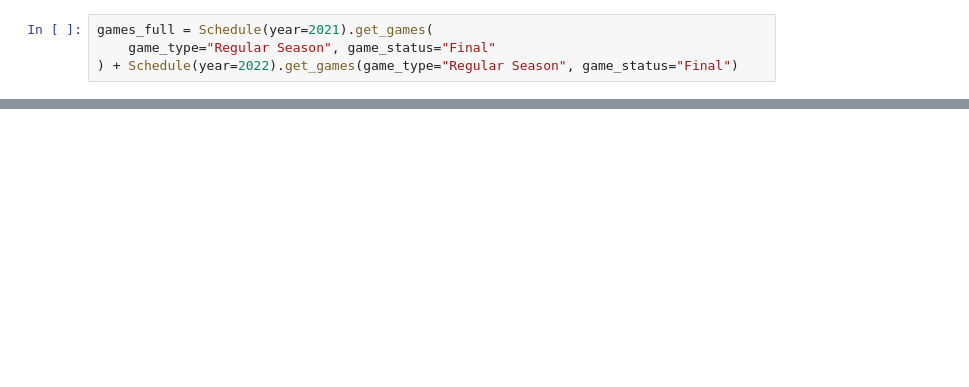
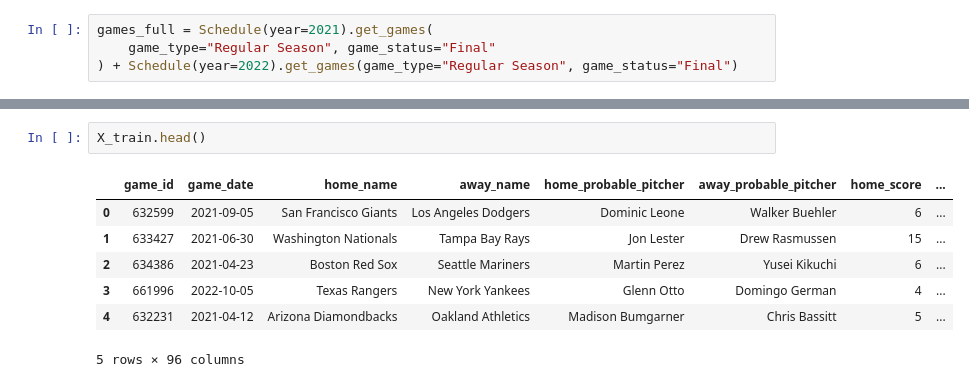
Before and after one commit to elliottevans/mlb-predictions, a Jupyter notebook: mlb_predictions/notebooks/game_forecaster.ipynb, the cells around one changed output, grey strips where cells are left out. Drawn from its saved outputs; the diff is of its cells as text; blank space fills up the shorter version.

```diff
--- a/mlb_predictions/notebooks/game_forecaster.ipynb
+++ b/mlb_predictions/notebooks/game_forecaster.ipynb
@@ -449,0 +729,10 @@ nan
+# %%
+X_train.head()
+# %% [output]
+|  | game_id | game_date | home_name | away_name | home_probable_pitcher | away_probable_pitcher | home_score | ... |
+| 0 | 632599 | 2021-09-05 | San Francisco Giants | Los Angeles Dodgers | Dominic Leone | Walker Buehler | 6 | ... |
+| 1 | 633427 | 2021-06-30 | Washington Nationals | Tampa Bay Rays | Jon Lester | Drew Rasmussen | 15 | ... |
+| 2 | 634386 | 2021-04-23 | Boston Red Sox | Seattle Mariners | Martin Perez | Yusei Kikuchi | 6 | ... |
+| 3 | 661996 | 2022-10-05 | Texas Rangers | New York Yankees | Glenn Otto | Domingo German | 4 | ... |
+| 4 | 632231 | 2021-04-12 | Arizona Diamondbacks | Oakland Athletics | Madison Bumgarner | Chris Bassitt | 5 | ... |
+5 rows × 96 columns
```
Also changed, not shown: parts of 35 cells of this notebook, 3 other files.
